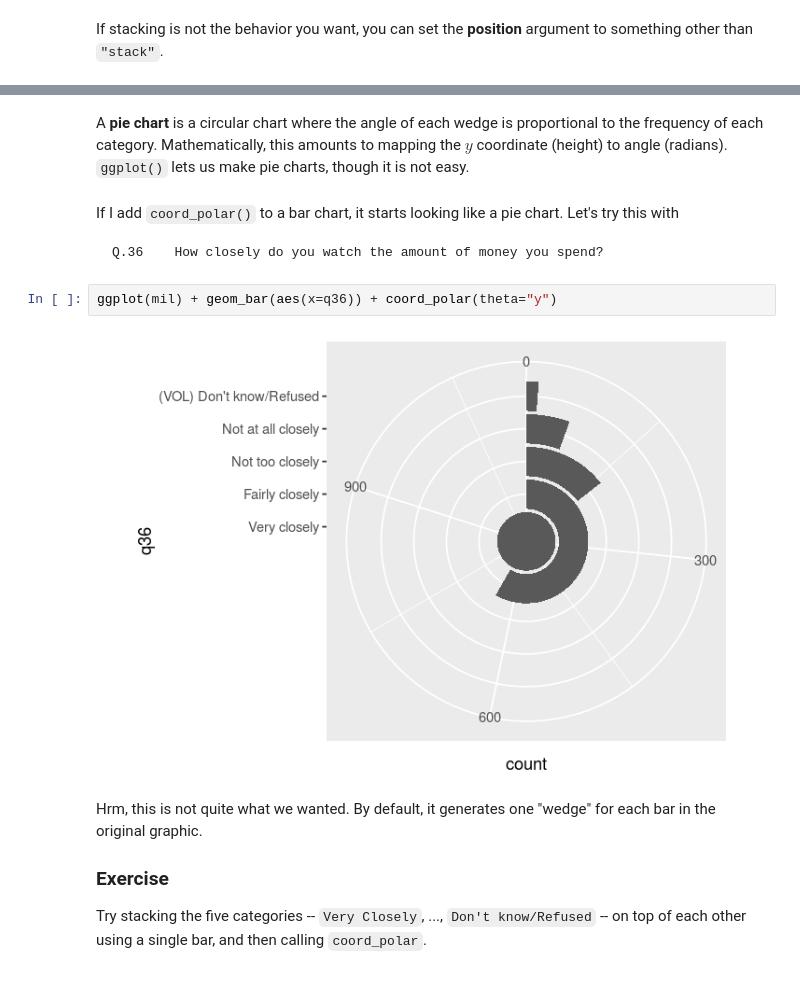
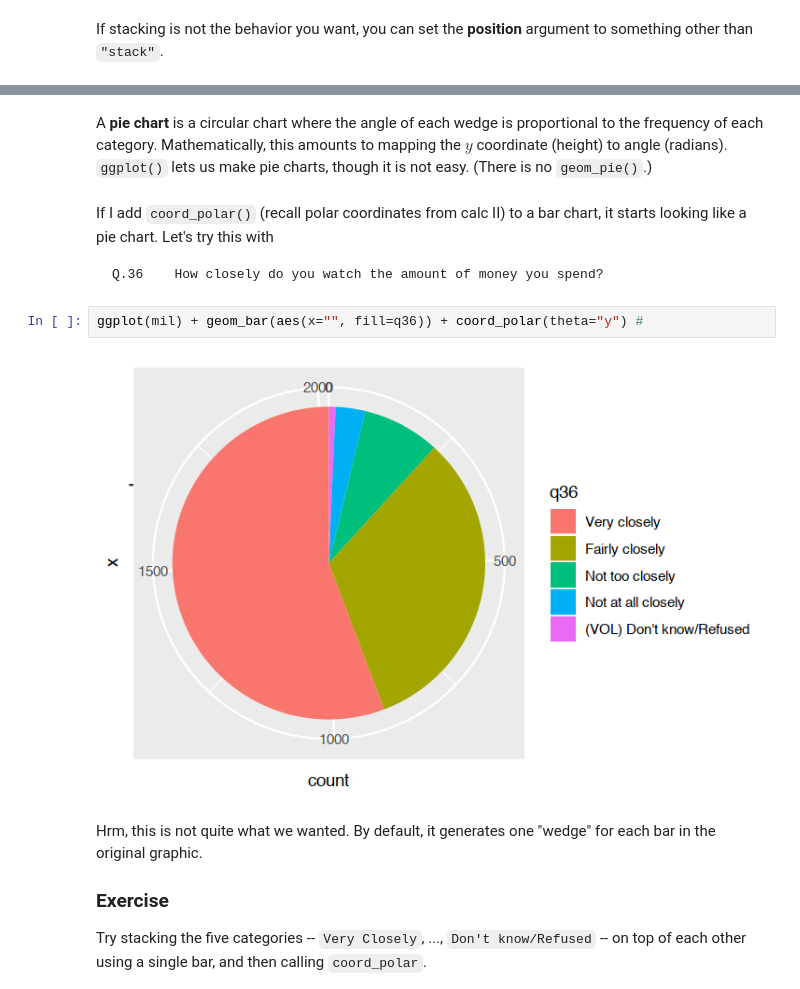
Before and after one commit to terhorst/stats306, a Jupyter notebook: lectures/lecture02/Lecture02.ipynb, the cells around one changed output, grey strips where cells are left out. Saved outputs shown, nothing was run; the diff lists cells and outputs as text.

```diff
--- a/lectures/lecture02/Lecture02.ipynb
+++ b/lectures/lecture02/Lecture02.ipynb
@@ -148,15 +124,15 @@ ggplot(data = mil) +
 We've all seen them. Here is a classic specimen I got from online:
 ![pie chart](https://www.mrexcel.com/img/tech-tv/t15907.jpg)
 # %% [markdown]
-A **pie chart** is a circular chart where the angle of each wedge is proportional to the frequency of each category. Mathematically, this amounts to mapping the $y$ coordinate (height) to angle (radians). `ggplot()` lets us make pie charts, though it is not easy.
+A **pie chart** is a circular chart where the angle of each wedge is proportional to the frequency of each category. Mathematically, this amounts to mapping the $y$ coordinate (height) to angle (radians). `ggplot()` lets us make pie charts, though it is not easy. (There is no `geom_pie()`.)
 # %% [markdown]
-If I add `coord_polar()` to a bar chart, it starts looking like a pie chart. Let's try this with
+If I add `coord_polar()` (recall polar coordinates from calc II) to a bar chart, it starts looking like a pie chart. Let's try this with
 
     Q.36	How closely do you watch the amount of money you spend?
 # %%
-ggplot(mil) + geom_bar(aes(x=q36)) + coord_polar(theta="y")
+ggplot(mil) + geom_bar(aes(x="", fill=q36)) + coord_polar(theta="y") #
 # %% [output]
-[figure, old version]
+[figure, new version]
 # %% [markdown]
 Hrm, this is not quite what we wanted. By default, it generates one "wedge" for each bar in the original graphic.
 
```
Also changed, not shown: parts of 30 cells of this notebook.
